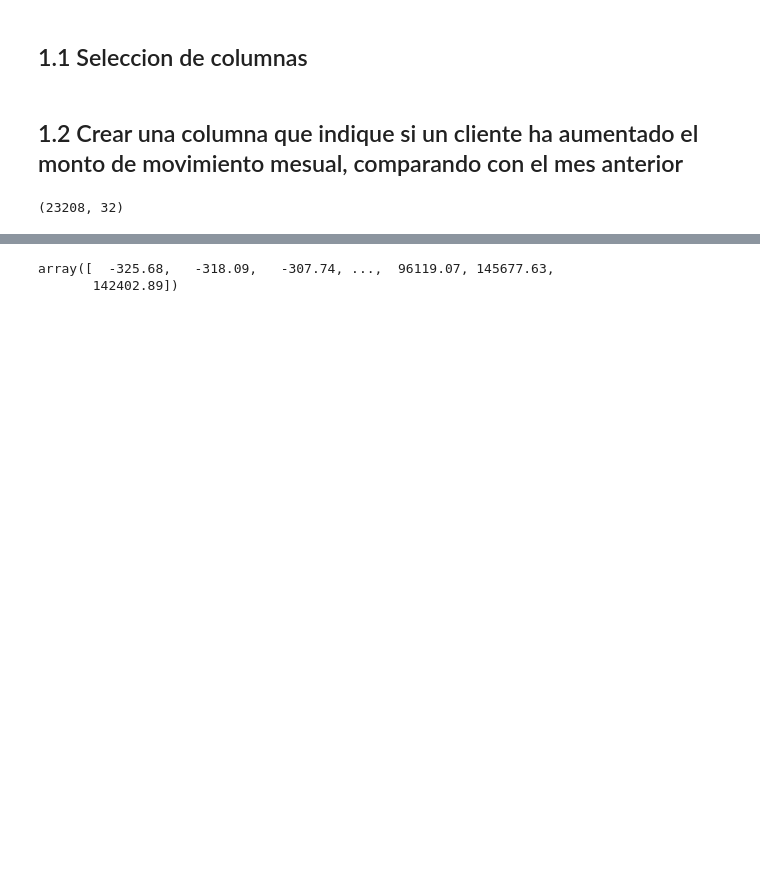
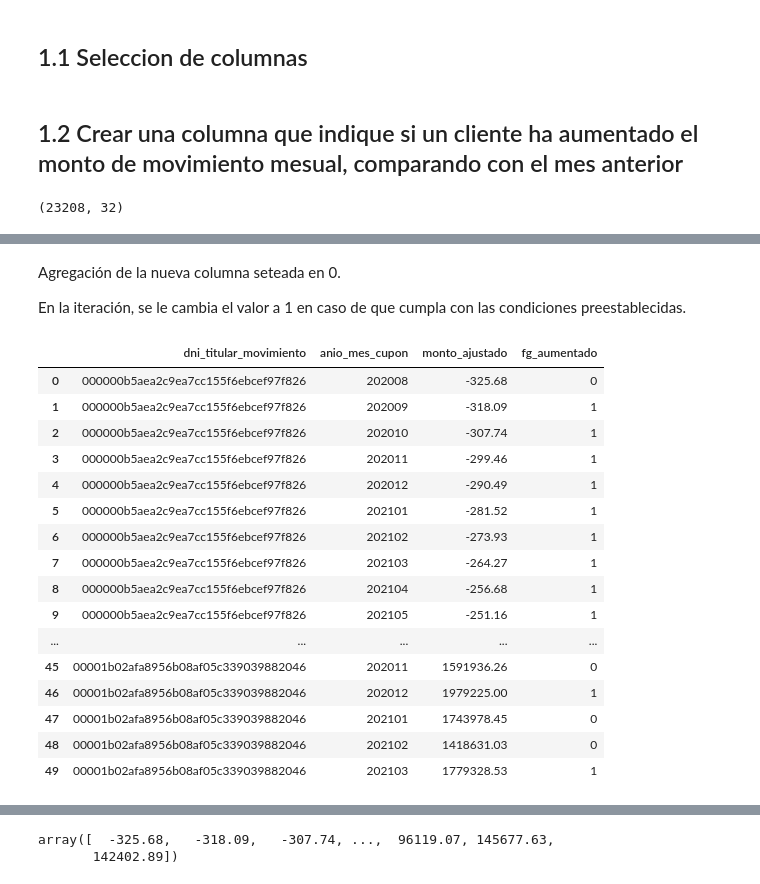
Before and after one commit to JIBarrionuevoGaltier/DiploDatos_2021_Mentoria_Grupo_2, a Jupyter notebook: notebooks_tp3/trabajo_practico_3_grupo2.ipynb, the cells around one changed output, grey strips where cells are left out. Cells and saved outputs as stored; diff of their text form; code cells hidden in the pictures; blank space fills up the shorter version.

Commit message:
Se agrega una columna para ver si aumentó respecto al consumo del mes anterior

```diff
--- a/notebooks_tp3/trabajo_practico_3_grupo2.ipynb
+++ b/notebooks_tp3/trabajo_practico_3_grupo2.ipynb
@@ -155,0 +134,6 @@ array([0.])
+# %%
+df_dni_mes_mon = df_obj[['dni_titular_movimiento', 'anio_mes_cupon','monto_ajustado']] \
+                        .groupby(['dni_titular_movimiento', 'anio_mes_cupon']).sum('monto_ajustado') \
+                        .reset_index() \
+                        .sort_values(by=['dni_titular_movimiento', 'anio_mes_cupon'])
+df_dni_mes_mon
@@ -155,0 +154,31 @@ array([0.])
+# %% [markdown]
+Agregación de la nueva columna seteada en 0.
+
+En la iteración, se le cambia el valor a 1 en caso de que cumpla con las condiciones preestablecidas.
+# %%
+df_dni_mes_mon['fg_aumentado'] = 0
+for i in range(1,len(df_dni_mes_mon)):
+    if (df_dni_mes_mon.iloc[i]['dni_titular_movimiento'] == df_dni_mes_mon.iloc[i-1]['dni_titular_movimiento']) \
+        & (df_dni_mes_mon.iloc[i]['anio_mes_cupon'] > df_dni_mes_mon.iloc[i-1]['anio_mes_cupon']) \
+        & (df_dni_mes_mon.iloc[i]['monto_ajustado'] > (df_dni_mes_mon.iloc[i-1]['monto_ajustado']*1.1)):
+            df_dni_mes_mon.iloc[i,3] = 1
+# %%
+df_dni_mes_mon.head(50)
+# %% [output]
+|  | dni_titular_movimiento | anio_mes_cupon | monto_ajustado | fg_aumentado |
+| 0 | 000000b5aea2c9ea7cc155f6ebcef97f826 | 202008 | -325.68 | 0 |
+| 1 | 000000b5aea2c9ea7cc155f6ebcef97f826 | 202009 | -318.09 | 1 |
+| 2 | 000000b5aea2c9ea7cc155f6ebcef97f826 | 202010 | -307.74 | 1 |
+| 3 | 000000b5aea2c9ea7cc155f6ebcef97f826 | 202011 | -299.46 | 1 |
+| 4 | 000000b5aea2c9ea7cc155f6ebcef97f826 | 202012 | -290.49 | 1 |
+| 5 | 000000b5aea2c9ea7cc155f6ebcef97f826 | 202101 | -281.52 | 1 |
+| 6 | 000000b5aea2c9ea7cc155f6ebcef97f826 | 202102 | -273.93 | 1 |
+| 7 | 000000b5aea2c9ea7cc155f6ebcef97f826 | 202103 | -264.27 | 1 |
+| 8 | 000000b5aea2c9ea7cc155f6ebcef97f826 | 202104 | -256.68 | 1 |
+| 9 | 000000b5aea2c9ea7cc155f6ebcef97f826 | 202105 | -251.16 | 1 |
+| ... | ... | ... | ... | ... |
+| 45 | 00001b02afa8956b08af05c339039882046 | 202011 | 1591936.26 | 0 |
+| 46 | 00001b02afa8956b08af05c339039882046 | 202012 | 1979225.00 | 1 |
+| 47 | 00001b02afa8956b08af05c339039882046 | 202101 | 1743978.45 | 0 |
+| 48 | 00001b02afa8956b08af05c339039882046 | 202102 | 1418631.03 | 0 |
+| 49 | 00001b02afa8956b08af05c339039882046 | 202103 | 1779328.53 | 1 |
```
Also changed, not shown: parts of 16 cells of this notebook.
